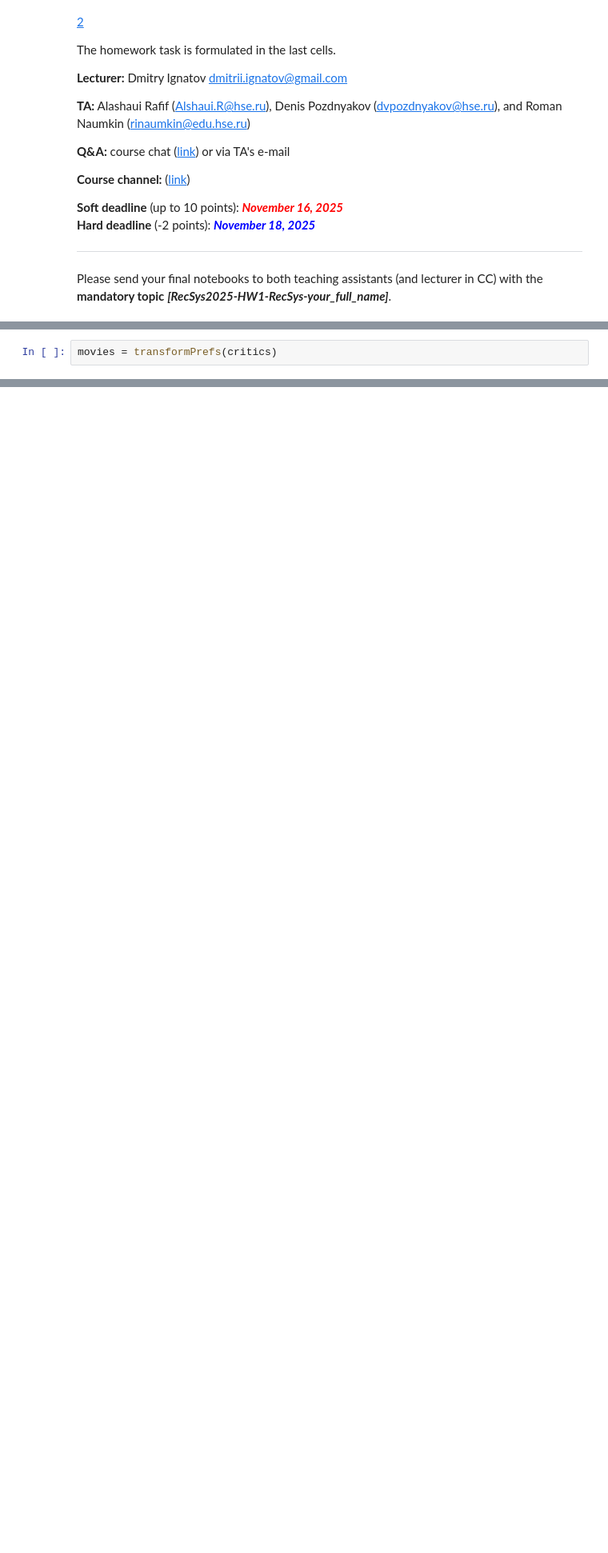
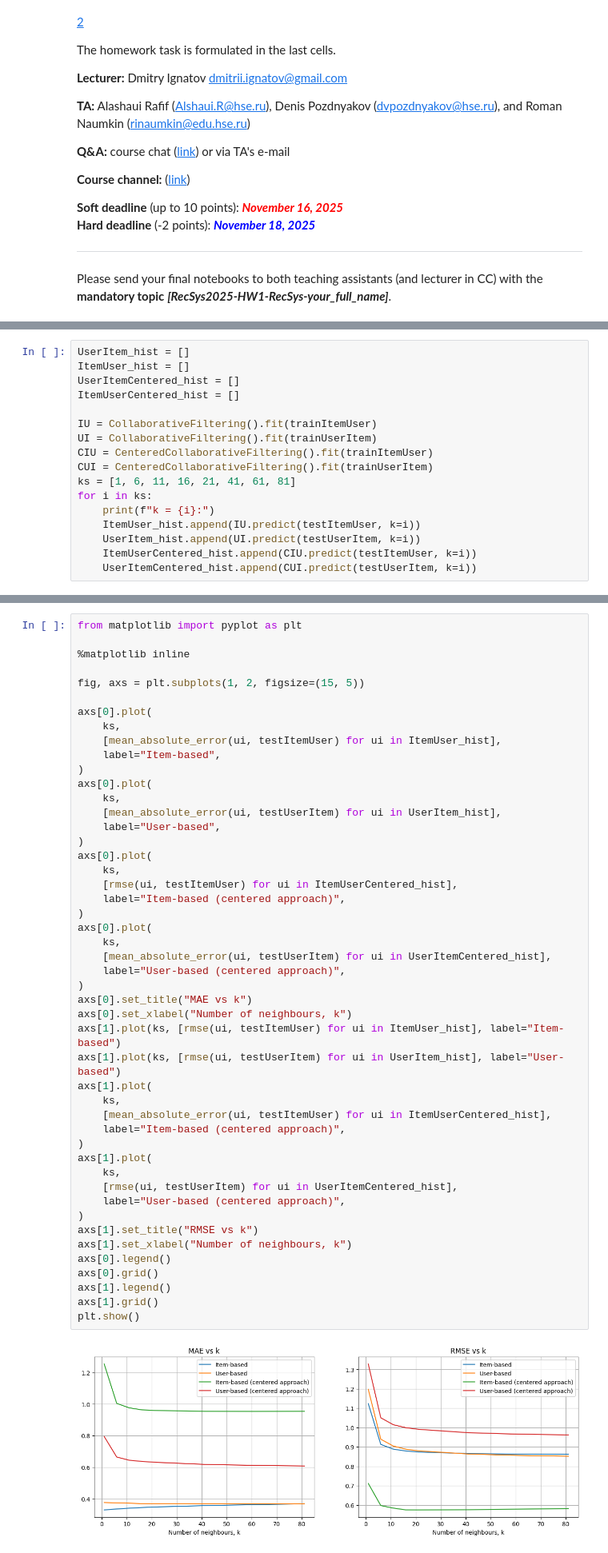
Before and after one commit to succSeeded/recsys-2025, a Jupyter notebook: hws/hw1/main.ipynb, the cells around one changed output, grey strips where cells are left out. Shown at 80% size. Saved outputs shown, nothing was run; the diff lists cells and outputs as text; blank space fills up the shorter version.

```diff
--- a/hws/hw1/main.ipynb
+++ b/hws/hw1/main.ipynb
@@ -313,2 +24,0 @@ def transformPrefs(prefs):
-# %%
-movies = transformPrefs(critics)
@@ -588,0 +235,17 @@ $$\beta\cdot r^{user-based}_{ui} + (1-\beta)\cdot r^{item-based}_{ui}, \mbox{ wh
+# %%
+UserItem_hist = []
+ItemUser_hist = []
+UserItemCentered_hist = []
+ItemUserCentered_hist = []
+
+IU = CollaborativeFiltering().fit(trainItemUser)
+UI = CollaborativeFiltering().fit(trainUserItem)
+CIU = CenteredCollaborativeFiltering().fit(trainItemUser)
+CUI = CenteredCollaborativeFiltering().fit(trainUserItem)
+ks = [1, 6, 11, 16, 21, 41, 61, 81]
+for i in ks:
+    print(f"k = {i}:")
+    ItemUser_hist.append(IU.predict(testItemUser, k=i))
+    UserItem_hist.append(UI.predict(testUserItem, k=i))
+    ItemUserCentered_hist.append(CIU.predict(testItemUser, k=i))
+    UserItemCentered_hist.append(CUI.predict(testUserItem, k=i))
@@ -588,0 +258,50 @@ $$\beta\cdot r^{user-based}_{ui} + (1-\beta)\cdot r^{item-based}_{ui}, \mbox{ wh
+# %%
+from matplotlib import pyplot as plt
+
+%matplotlib inline
+
+fig, axs = plt.subplots(1, 2, figsize=(15, 5))
+
+axs[0].plot(
+    ks,
+    [mean_absolute_error(ui, testItemUser) for ui in ItemUser_hist],
+    label="Item-based",
+)
+axs[0].plot(
+    ks,
+    [mean_absolute_error(ui, testUserItem) for ui in UserItem_hist],
+    label="User-based",
+)
+axs[0].plot(
+    ks,
+    [rmse(ui, testItemUser) for ui in ItemUserCentered_hist],
+    label="Item-based (centered approach)",
+)
+axs[0].plot(
+    ks,
+    [mean_absolute_error(ui, testUserItem) for ui in UserItemCentered_hist],
+    label="User-based (centered approach)",
+)
+axs[0].set_title("MAE vs k")
+axs[0].set_xlabel("Number of neighbours, k")
+axs[1].plot(ks, [rmse(ui, testItemUser) for ui in ItemUser_hist], label="Item-based")
+axs[1].plot(ks, [rmse(ui, testUserItem) for ui in UserItem_hist], label="User-based")
+axs[1].plot(
+    ks,
+    [mean_absolute_error(ui, testItemUser) for ui in ItemUserCentered_hist],
+    label="Item-based (centered approach)",
+)
+axs[1].plot(
+    ks,
+    [rmse(ui, testUserItem) for ui in UserItemCentered_hist],
+    label="User-based (centered approach)",
+)
+axs[1].set_title("RMSE vs k")
+axs[1].set_xlabel("Number of neighbours, k")
+axs[0].legend()
+axs[0].grid()
+axs[1].legend()
+axs[1].grid()
+plt.show()
+# %% [output]
+[figure, added]
```
Also changed, not shown: parts of 74 cells of this notebook.
